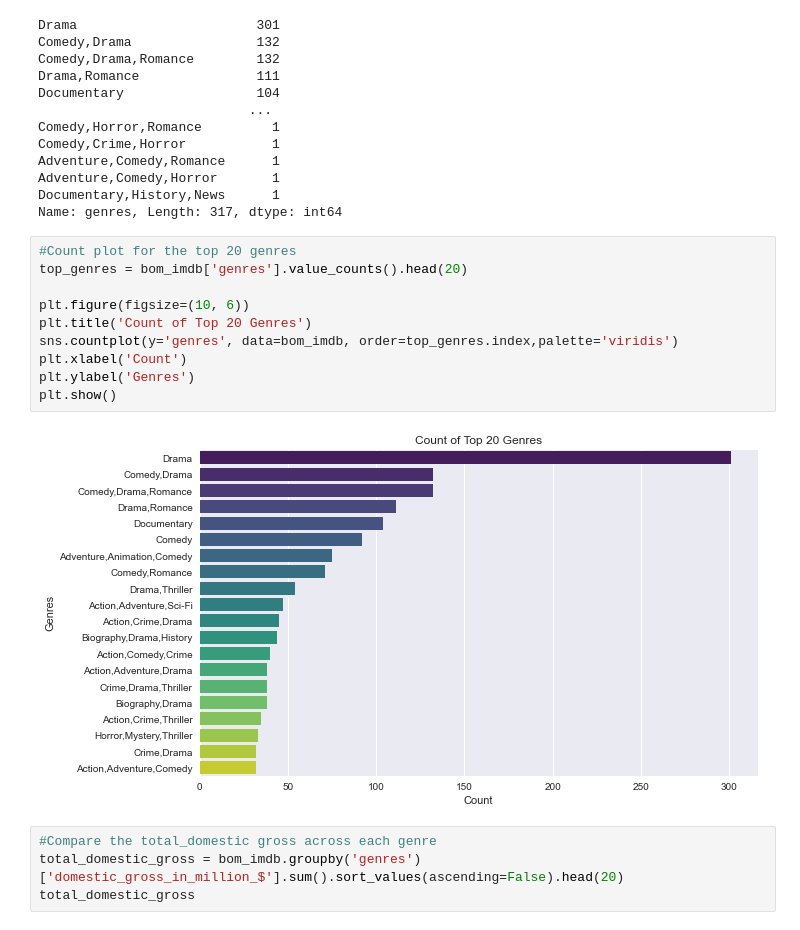
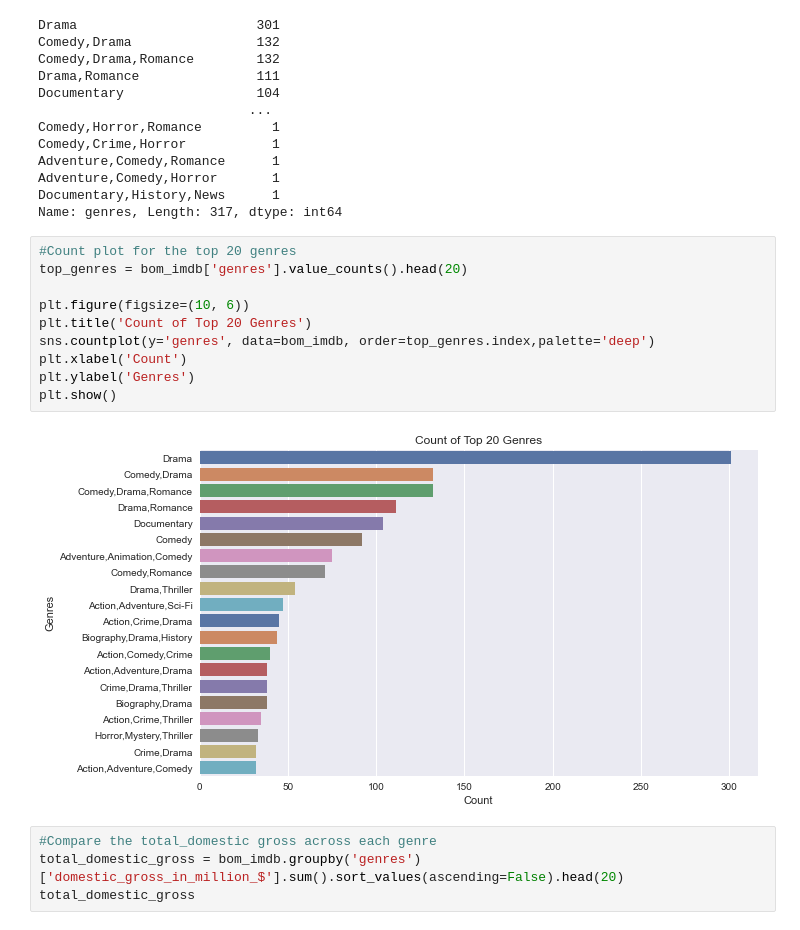
Before and after one commit to ayamjrio/Microsoft-Movie-Analysis, a Jupyter notebook: dsc-phase1-project-template.ipynb, the cells around one changed output. Cells and saved outputs as stored; diff of their text form.

```diff
--- a/dsc-phase1-project-template.ipynb
+++ b/dsc-phase1-project-template.ipynb
@@ -334,15 +386,15 @@ Name: genres, Length: 317, dtype: int64
 # %%
 #Count plot for the top 20 genres
 top_genres = bom_imdb['genres'].value_counts().head(20)
 
 plt.figure(figsize=(10, 6))
 plt.title('Count of Top 20 Genres')
-sns.countplot(y='genres', data=bom_imdb, order=top_genres.index,palette='viridis')
+sns.countplot(y='genres', data=bom_imdb, order=top_genres.index,palette='deep')
 plt.xlabel('Count')
 plt.ylabel('Genres')
 plt.show()
 # %% [output]
-[figure, old version]
+[figure, new version]
 # %%
 #Compare the total_domestic gross across each genre
 total_domestic_gross = bom_imdb.groupby('genres')['domestic_gross_in_million_$'].sum().sort_values(ascending=False).head(20)
```
Also changed, not shown: parts of 8 cells of this notebook.
